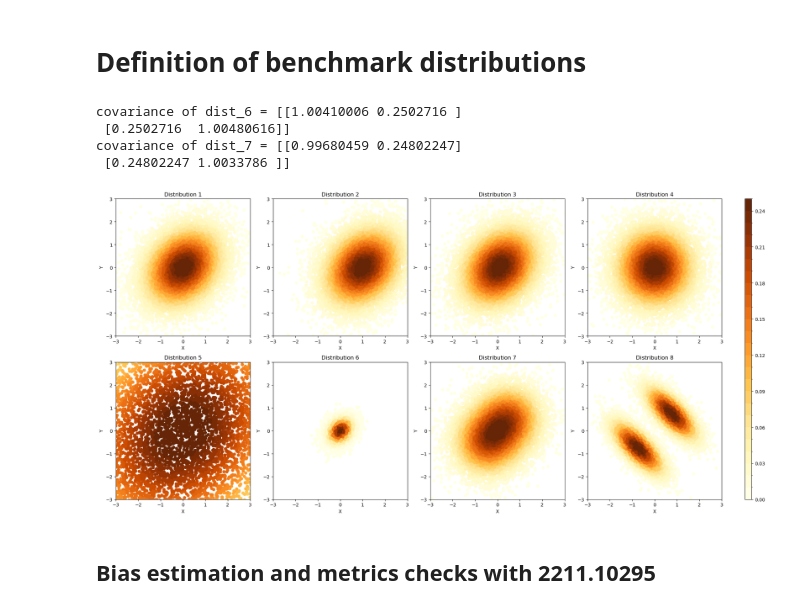
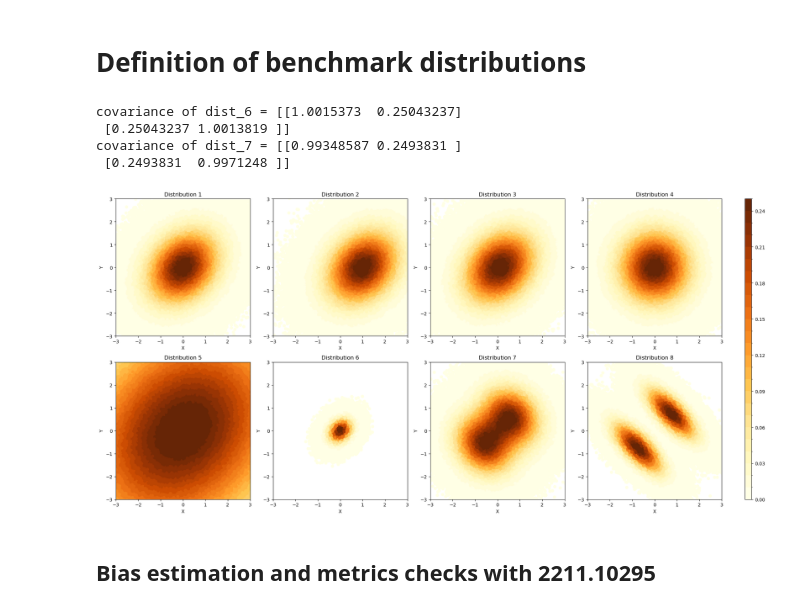
Before and after one commit to TwoSampleTests/GenerativeModelsMetrics, a Jupyter notebook: notebooks/Analysis_Pierini.ipynb, the cells around one changed output. Cells and saved outputs as stored; diff of their text form; code cells hidden in the pictures.

```diff
--- a/notebooks/Analysis_Pierini.ipynb
+++ b/notebooks/Analysis_Pierini.ipynb
@@ -186,7 +186,7 @@ def mix_2_gauss(cov_2D,
     cov_1D = cov_2D - tf.tensordot(mean_2D, mean_2D, axes=0) - w1*tf.tensordot(mean1, mean1, axes=0) - w2*tf.tensordot(mean2, mean2, axes=0)
     if print_cov:
         print(f"cov_1D = {cov_1D}")
-    weights = np.array([w1, w2]).astype(np.float64)
+    weights = [w1, w2]
     gaussian1 = tfp.distributions.MultivariateNormalTriL(loc=mean1, scale_tril=tf.linalg.cholesky(cov_1D))
     gaussian2 = tfp.distributions.MultivariateNormalTriL(loc=mean2, scale_tril=tf.linalg.cholesky(cov_1D))
     components = [gaussian1, gaussian2]
@@ -211,37 +211,32 @@ def mix_2_gauss(cov_2D,
 #    return dist_mix
 
 
-dist_6 = mix_2_gauss(cov_2D = tf.constant([[1., 0.25], [0.25, 1.]], dtype=tf.float64),
-                     mean_2D = tf.constant([0., 0.], dtype=tf.float64),
-                     mean1 = tf.constant([-0.5,-0.5], dtype=tf.float64),
-                     mean2 = tf.constant([0.5, 0.5], dtype=tf.float64),
+dist_6 = mix_2_gauss(cov_2D = tf.constant([[1., 0.25], [0.25, 1.]], dtype=tf.float32),
+                     mean_2D = tf.constant([0., 0.], dtype=tf.float32),
+                     mean1 = tf.constant([-0.6,-0.6], dtype=tf.float32),
+                     mean2 = tf.constant([0.6, 0.6], dtype=tf.float32),
                      w1 = 0.5,
                      w2 = 0.5)
 
-dist_7 = mix_2_gauss(cov_2D = tf.constant([[1., 0.25], [0.25, 1.]], dtype=tf.float64),
-                     mean_2D = tf.constant([0., 0.], dtype=tf.float64),
-                     mean1 = tf.constant([-0.75,-0.75], dtype=tf.float64),
-                     mean2 = tf.constant([0.75, 0.75], dtype=tf.float64),
+dist_7 = mix_2_gauss(cov_2D = tf.constant([[1., 0.25], [0.25, 1.]], dtype=tf.float32),
+                     mean_2D = tf.constant([0., 0.], dtype=tf.float32),
+                     mean1 = tf.constant([-0.75,-0.75], dtype=tf.float32),
+                     mean2 = tf.constant([0.75, 0.75], dtype=tf.float32),
                      w1 = 0.5,
                      w2 = 0.5)
 if len(dist_list) == 6:
     dist_list.append(dist_6)
     dist_list.append(dist_7)
-else:
-    dist_list[6] = dist_6
-    dist_list[7] = dist_7
 
 samp = dist_6.sample(100000)
-probs = dist_6.prob(samp)
 print(f"covariance of dist_6 = {tfp.stats.covariance(samp, sample_axis=0, event_axis=-1)}")
 samp = dist_7.sample(100000)
-probs = dist_7.prob(samp)
 print(f"covariance of dist_7 = {tfp.stats.covariance(samp, sample_axis=0, event_axis=-1)}")
 # %% [output]
-covariance of dist_6 = [[1.00410006 0.2502716 ]
- [0.2502716  1.00480616]]
-covariance of dist_7 = [[0.99680459 0.24802247]
- [0.24802247 1.0033786 ]]
+covariance of dist_6 = [[1.0015373  0.25043237]
+ [0.25043237 1.0013819 ]]
+covariance of dist_7 = [[0.99348587 0.2493831 ]
+ [0.2493831  0.9971248 ]]
 # %%
 #i=4
 #dist = dist_list[i]
@@ -274,39 +269,38 @@ gs = gridspec.GridSpec(2, 5, width_ratios=[1, 1, 1, 1, 0.05])  # 2x3 grid for pl
 ax = [fig.add_subplot(gs[i, j]) for i in range(2) for j in range(4)]
 
 cmap_continuous = plt.cm.YlOrBr
 #cmap_continuous = matplotlib.colormaps['YlOrBr']
 #cmap_reversed = cmap_continuous.reversed()
 
 # Discretize the colormap into n steps
 n_steps = 25
 bounds = np.linspace(0, 0.25, n_steps + 1)
 norm = mcolors.BoundaryNorm(bounds, cmap_continuous.N)
 
 for i, dist in enumerate(dist_list):
-    #print(f"processing distribution {i+1}...")
-    samples = dist.sample(10000)
-    x = samples[:, 0].numpy().astype(np.float32)
-    y = samples[:, 1].numpy().astype(np.float32)
-    probabilities = dist.prob(samples).numpy().astype(np.float32)
+    samples = dist.sample(100000)
+    x = samples[:, 0]
+    y = samples[:, 1]
+    probabilities = dist.prob(samples).numpy()
     probabilities = (probabilities - probabilities.min()) / (probabilities.max() - probabilities.min()) * 0.26
 
     sc = ax[i].scatter(x, y, alpha=1, c=probabilities, cmap=cmap_continuous, norm=norm)
     ax[i].set_xlim(-3, 3)
     ax[i].set_ylim(-3, 3)
     ax[i].set_title(f'Distribution {i+1}')
     ax[i].set_xlabel('X')
     ax[i].set_ylabel('Y')
 
 #Adjust layout
 plt.tight_layout()
 
 #Add a colorbar on the right side of the subplots
 cbar_ax = plt.subplot(gs[:, -1])
 fig.colorbar(sc, cax=cbar_ax)
 
 plt.show()
 # %% [output]
-[figure, old version]
+[figure, new version]
 # %% [markdown]
 ## Bias estimation and metrics checks with 2211.10295
 # %%
```
Also changed, not shown: parts of 6 cells of this notebook, 3 other files.
